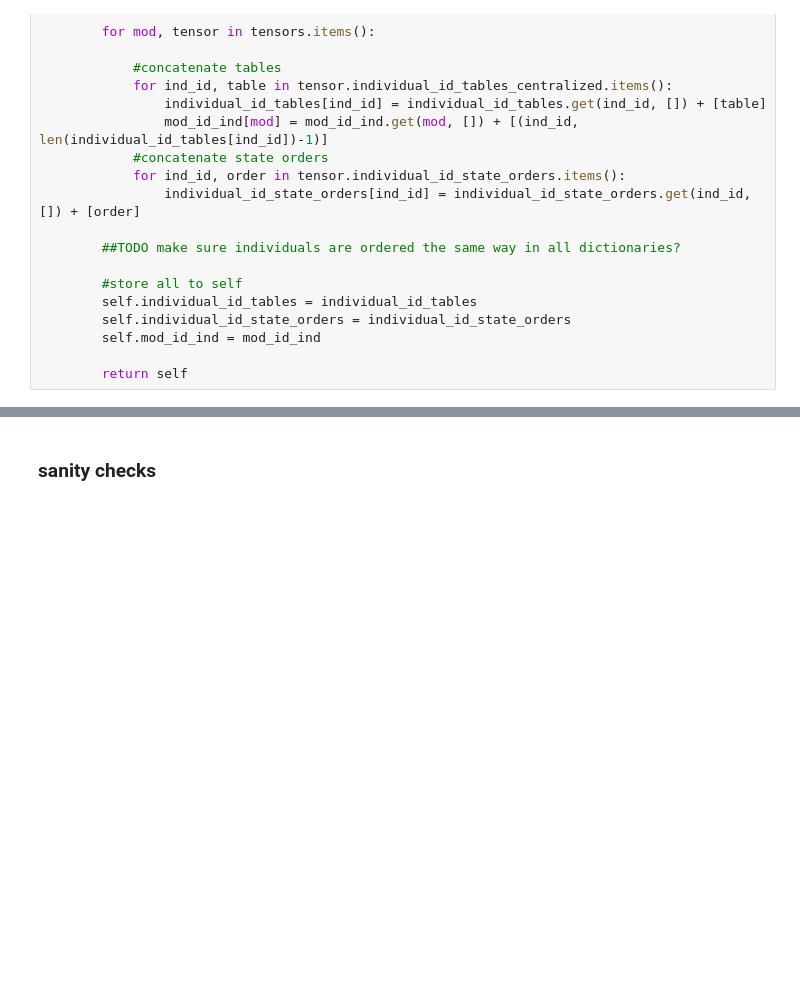
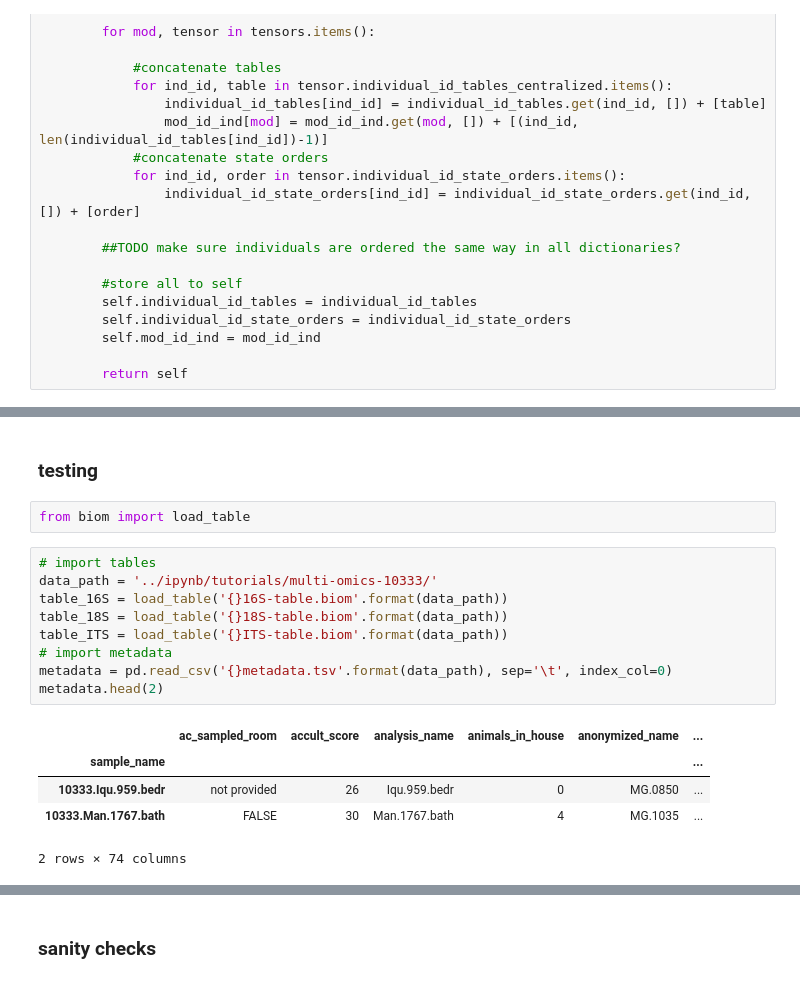
Before and after one commit to Biacordazzo/bia_gemelli, a Jupyter notebook: gemelli/joint_ctf.ipynb, the cells around one changed output, grey strips where cells are left out. Saved outputs shown, nothing was run; the diff lists cells and outputs as text; blank space fills up the shorter version.

```diff
--- a/gemelli/joint_ctf.ipynb
+++ b/gemelli/joint_ctf.ipynb
@@ -1040,0 +1058,19 @@ def joint_ctf_helper(individual_id_tables,
+# %% [markdown]
+### testing
+# %%
+from biom import load_table
+# %%
+# import tables
+data_path = '../ipynb/tutorials/multi-omics-10333/'
+table_16S = load_table('{}16S-table.biom'.format(data_path))
+table_18S = load_table('{}18S-table.biom'.format(data_path))
+table_ITS = load_table('{}ITS-table.biom'.format(data_path))
+# import metadata
+metadata = pd.read_csv('{}metadata.tsv'.format(data_path), sep='\t', index_col=0)
+metadata.head(2)
+# %% [output]
+|  | ac_sampled_room | accult_score | analysis_name | animals_in_house | anonymized_name | ... |
+| sample_name |  |  |  |  |  | ... |
+| 10333.Iqu.959.bedr | not provided | 26 | Iqu.959.bedr | 0 | MG.0850 | ... |
+| 10333.Man.1767.bath | FALSE | 30 | Man.1767.bath | 4 | MG.1035 | ... |
+2 rows × 74 columns
```
Also changed, not shown: parts of 12 cells of this notebook.
